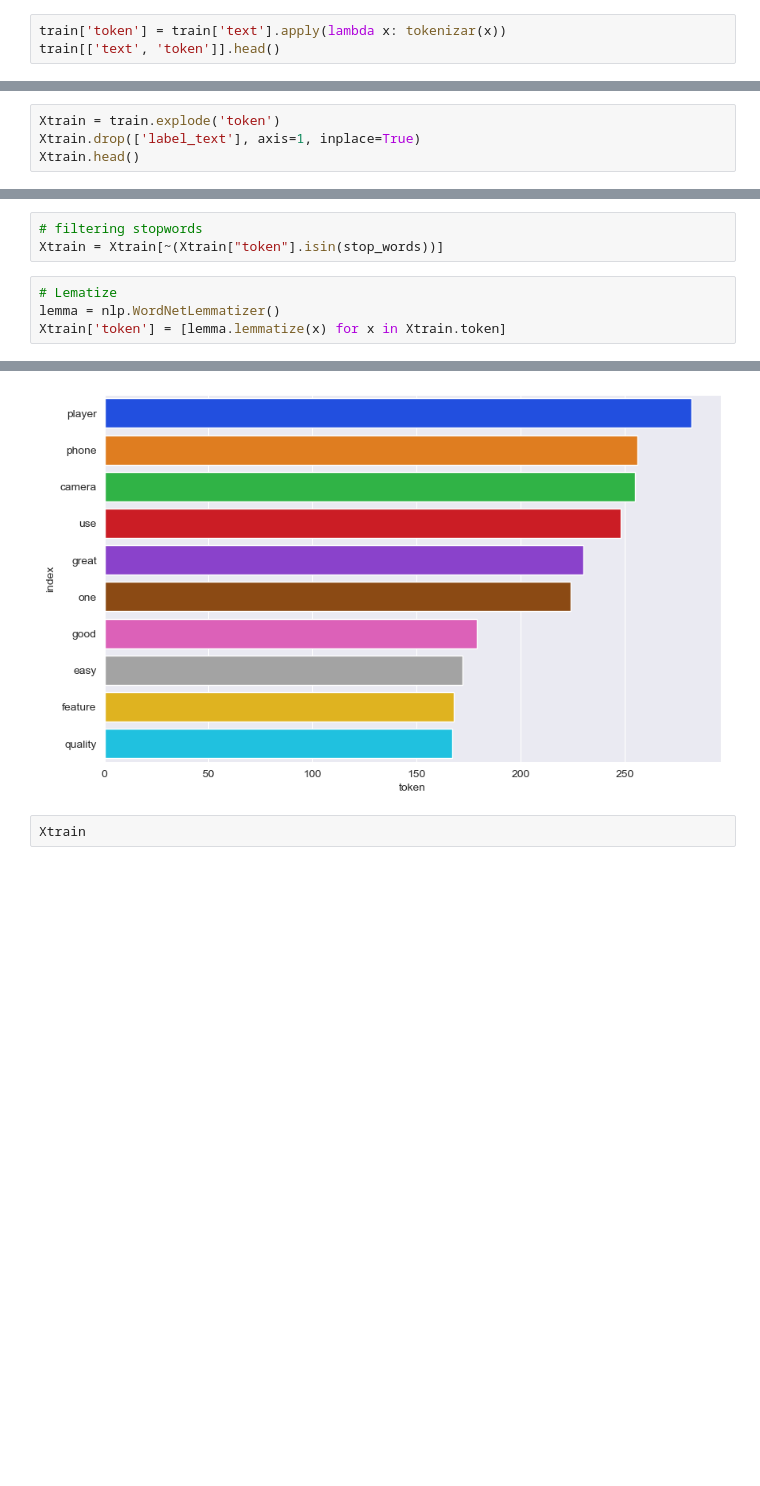
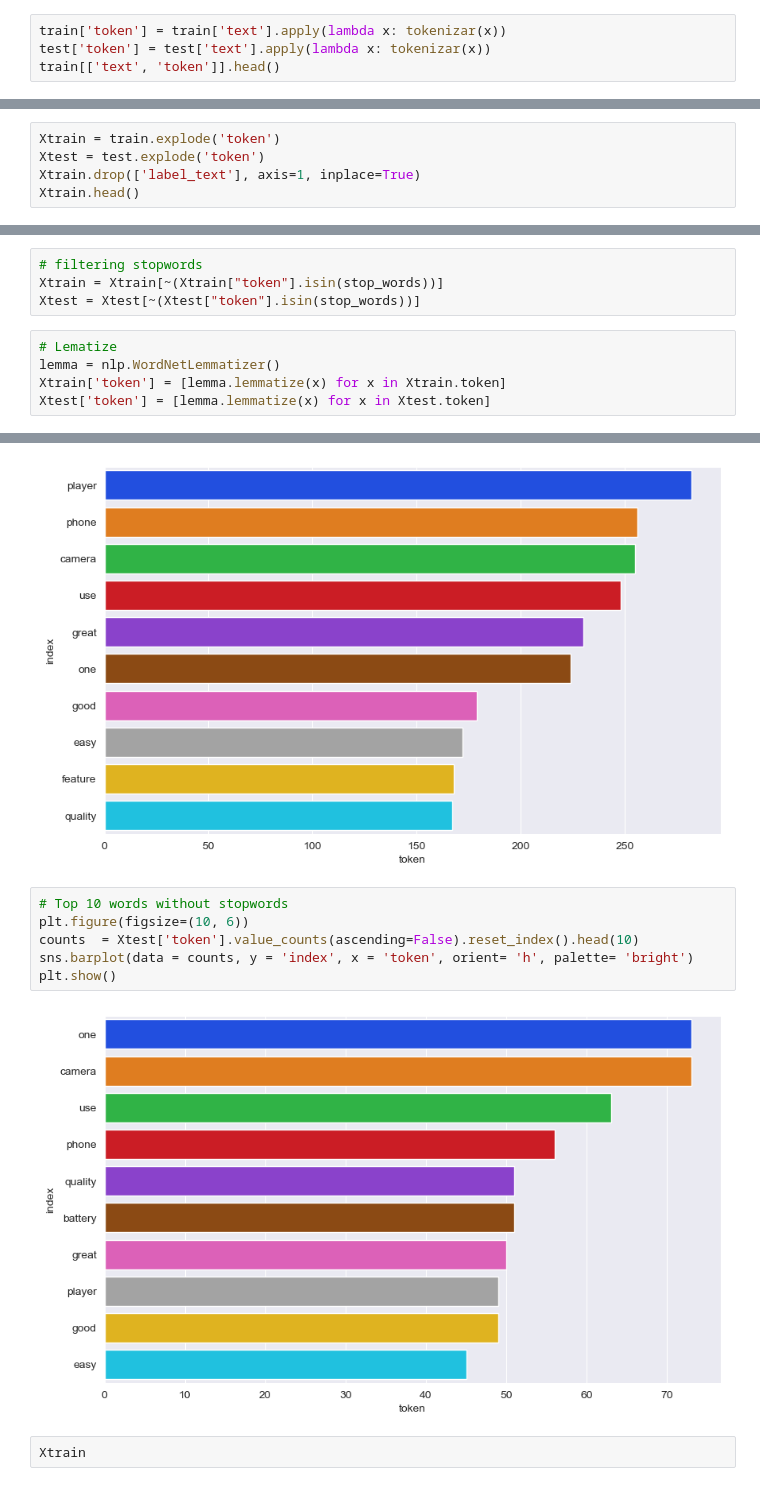
Before and after one commit to m4nugnzl/NUWEOracleReto2, a Jupyter notebook: Manuel/1. Data_Visualization.ipynb, the cells around one changed output, grey strips where cells are left out. Saved outputs shown, nothing was run; the diff lists cells and outputs as text; blank space fills up the shorter version.

```diff
--- a/Manuel/1. Data_Visualization.ipynb
+++ b/Manuel/1. Data_Visualization.ipynb
@@ -80,6 +80,7 @@ def tokenizar(texto):
     return(nuevo_texto)
 # %%
 train['token'] = train['text'].apply(lambda x: tokenizar(x))
+test['token'] = test['text'].apply(lambda x: tokenizar(x))
 train[['text', 'token']].head()
 # %% [output]
 |  | text | token |
@@ -91,6 +92,7 @@ train[['text', 'token']].head()
 | 4 | 1 ) price gb of storage | [price, gb, of, storage] |
 # %%
 Xtrain = train.explode('token')
+Xtest = test.explode('token')
 Xtrain.drop(['label_text'], axis=1, inplace=True)
 Xtrain.head()
 # %% [output]
@@ -144,10 +146,12 @@ ejemplos de stopwords: ['i', 'me', 'my', 'myself', 'we', 'our', 'ours', 'ourselv
 # %%
 # filtering stopwords
 Xtrain = Xtrain[~(Xtrain["token"].isin(stop_words))]
+Xtest = Xtest[~(Xtest["token"].isin(stop_words))]
 # %%
 # Lematize
 lemma = nlp.WordNetLemmatizer()
 Xtrain['token'] = [lemma.lemmatize(x) for x in Xtrain.token]
+Xtest['token'] = [lemma.lemmatize(x) for x in Xtest.token]
 # %%
 # Top 10 words without stopwords
 plt.figure(figsize=(10, 6))
@@ -156,6 +160,14 @@ sns.barplot(data = counts, y = 'index', x = 'token', orient= 'h', palette= 'brig
 plt.show()
 # %% [output]
 [figure]
+# %%
+# Top 10 words without stopwords
+plt.figure(figsize=(10, 6))
+counts  = Xtest['token'].value_counts(ascending=False).reset_index().head(10)
+sns.barplot(data = counts, y = 'index', x = 'token', orient= 'h', palette= 'bright')
+plt.show()
+# %% [output]
+[figure, added]
 # %%
 Xtrain
 # %% [output]
```
Also changed, not shown: parts of 6 cells of this notebook.
